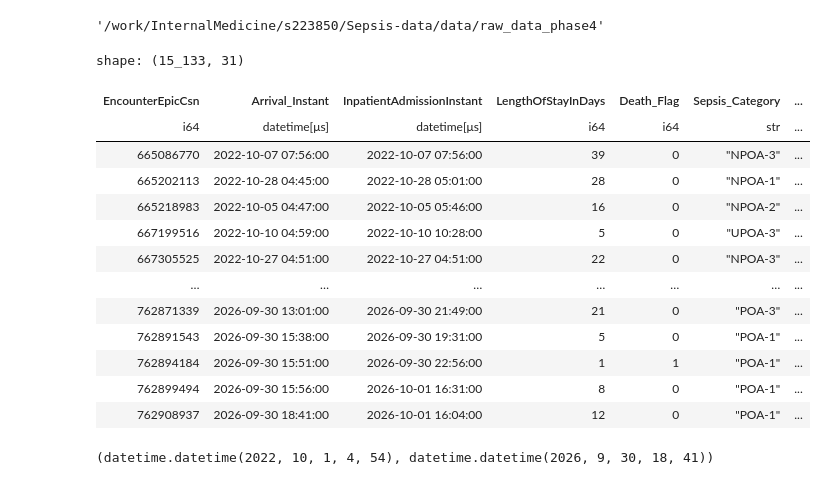
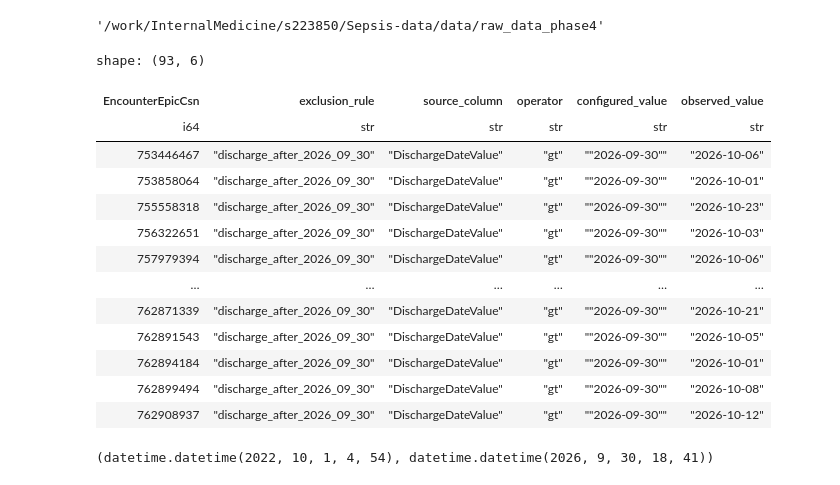
Before and after one commit to UTSW-CIC/Sepsis-Analysis, a Jupyter notebook: notebooks/scratches-requests/00_phase4_phase3_output.ipynb, the cells around one changed output. Cells and saved outputs as stored; diff of their text form; code cells hidden in the pictures.

```diff
--- a/notebooks/scratches-requests/00_phase4_phase3_output.ipynb
+++ b/notebooks/scratches-requests/00_phase4_phase3_output.ipynb
@@ -27,23 +27,6 @@ input_output_config_4.data_path
 '/work/InternalMedicine/s223850/Sepsis-data/data/raw_data_phase4'
 # %%
 p3 = "../../../Sepsis-data/data/output/output_data_phase3_1/clinical_runs/phase3_2026-06-05/first_per_organ_type/20260921T200446Z__64827252f159__cfg-2c071cfa1e67"
-p4 = "../../../Sepsis-data/data/output/output_data_phase4/clinical_runs/phase4_2026-06-05/first_per_organ_type/20261112T222252Z__7dc2bd112ef7__cfg-4036c016b122"
+p4 = "../../../Sepsis-data/data/output/output_data_phase4/clinical_runs/phase4_2026-06-05/first_per_organ_type/20261114T212724Z__70421eeb2096__cfg-2debc358c056"
 # %%
 df_sepsis_4 = pl.read_parquet(os.path.join(p4, 'df_sepsis_encounters.parquet'))
-# %%
-df_sepsis_4
-# %% [output]
-shape: (15_133, 31)
-| EncounterEpicCsn | Arrival_Instant | InpatientAdmissionInstant | LengthOfStayInDays | Death_Flag | Sepsis_Category | ... |
-| i64 | datetime[μs] | datetime[μs] | i64 | i64 | str | ... |
-| 665086770 | 2022-10-07 07:56:00 | 2022-10-07 07:56:00 | 39 | 0 | "NPOA-3" | ... |
-| 665202113 | 2022-10-28 04:45:00 | 2022-10-28 05:01:00 | 28 | 0 | "NPOA-1" | ... |
-| 665218983 | 2022-10-05 04:47:00 | 2022-10-05 05:46:00 | 16 | 0 | "NPOA-2" | ... |
-| 667199516 | 2022-10-10 04:59:00 | 2022-10-10 10:28:00 | 5 | 0 | "UPOA-3" | ... |
-| 667305525 | 2022-10-27 04:51:00 | 2022-10-27 04:51:00 | 22 | 0 | "NPOA-3" | ... |
-| … | … | … | … | … | … | ... |
-| 762871339 | 2026-09-30 13:01:00 | 2026-09-30 21:49:00 | 21 | 0 | "POA-3" | ... |
-| 762891543 | 2026-09-30 15:38:00 | 2026-09-30 19:31:00 | 5 | 0 | "POA-1" | ... |
-| 762894184 | 2026-09-30 15:51:00 | 2026-09-30 22:56:00 | 1 | 1 | "POA-1" | ... |
-| 762899494 | 2026-09-30 15:56:00 | 2026-10-01 16:31:00 | 8 | 0 | "POA-1" | ... |
-| 762908937 | 2026-09-30 18:41:00 | 2026-10-01 16:04:00 | 12 | 0 | "POA-1" | ... |
@@ -50,3 +35,21 @@ shape: (15_133, 31)
+# %%
+df_enc_exl = pl.read_parquet(os.path.join(p4, 'df_encounter_exclusions.parquet'))
+df_enc_exl
+# %% [output]
+shape: (93, 6)
+| EncounterEpicCsn | exclusion_rule | source_column | operator | configured_value | observed_value |
+| i64 | str | str | str | str | str |
+| 753446467 | "discharge_after_2026_09_30" | "DischargeDateValue" | "gt" | ""2026-09-30"" | "2026-10-06" |
+| 753858064 | "discharge_after_2026_09_30" | "DischargeDateValue" | "gt" | ""2026-09-30"" | "2026-10-01" |
+| 755558318 | "discharge_after_2026_09_30" | "DischargeDateValue" | "gt" | ""2026-09-30"" | "2026-10-23" |
+| 756322651 | "discharge_after_2026_09_30" | "DischargeDateValue" | "gt" | ""2026-09-30"" | "2026-10-03" |
+| 757979394 | "discharge_after_2026_09_30" | "DischargeDateValue" | "gt" | ""2026-09-30"" | "2026-10-06" |
+| … | … | … | … | … | … |
+| 762871339 | "discharge_after_2026_09_30" | "DischargeDateValue" | "gt" | ""2026-09-30"" | "2026-10-21" |
+| 762891543 | "discharge_after_2026_09_30" | "DischargeDateValue" | "gt" | ""2026-09-30"" | "2026-10-05" |
+| 762894184 | "discharge_after_2026_09_30" | "DischargeDateValue" | "gt" | ""2026-09-30"" | "2026-10-01" |
+| 762899494 | "discharge_after_2026_09_30" | "DischargeDateValue" | "gt" | ""2026-09-30"" | "2026-10-08" |
+| 762908937 | "discharge_after_2026_09_30" | "DischargeDateValue" | "gt" | ""2026-09-30"" | "2026-10-12" |
 # %%
 df_s1 = pl.read_parquet(os.path.join(p3, "df_sepsis1_encounters.parquet"))
 df_s2 = pl.read_parquet(os.path.join(p3, "df_sepsis2_encounters.parquet"))
```
Also changed, not shown: parts of 17 cells of this notebook, 27 other files.
